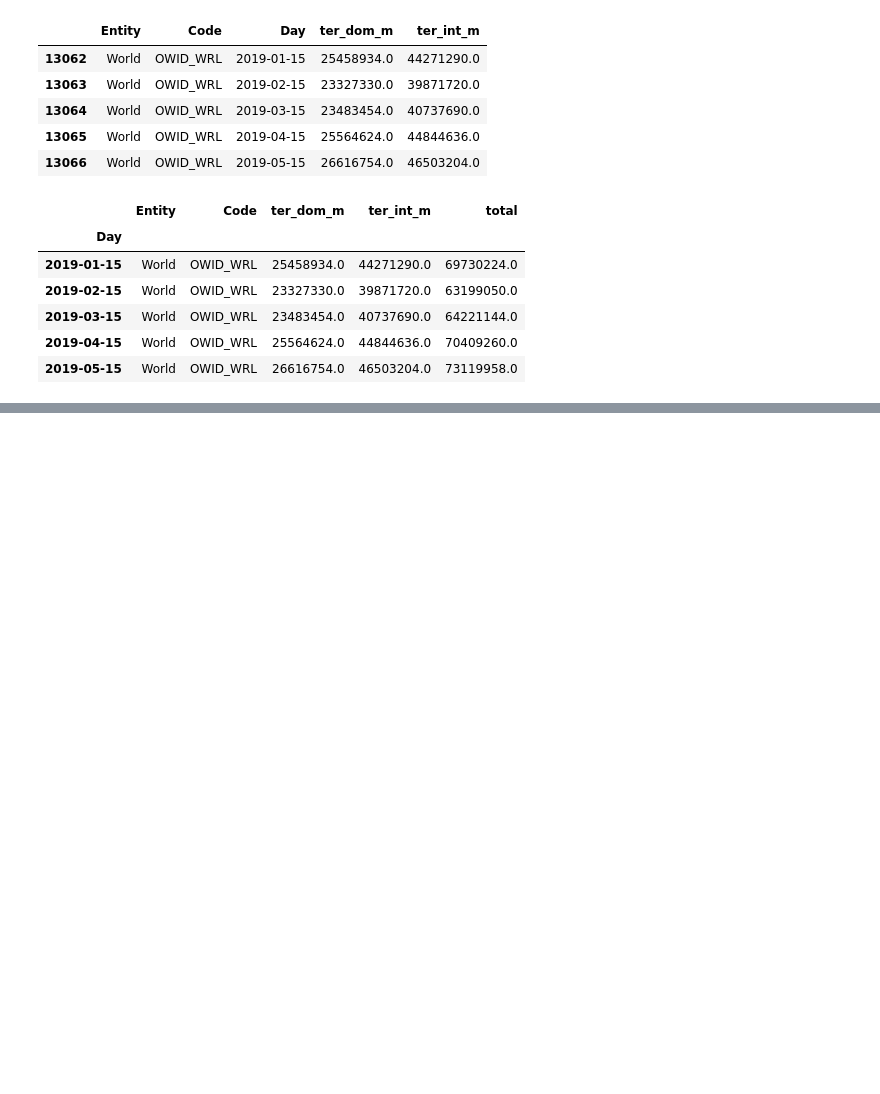
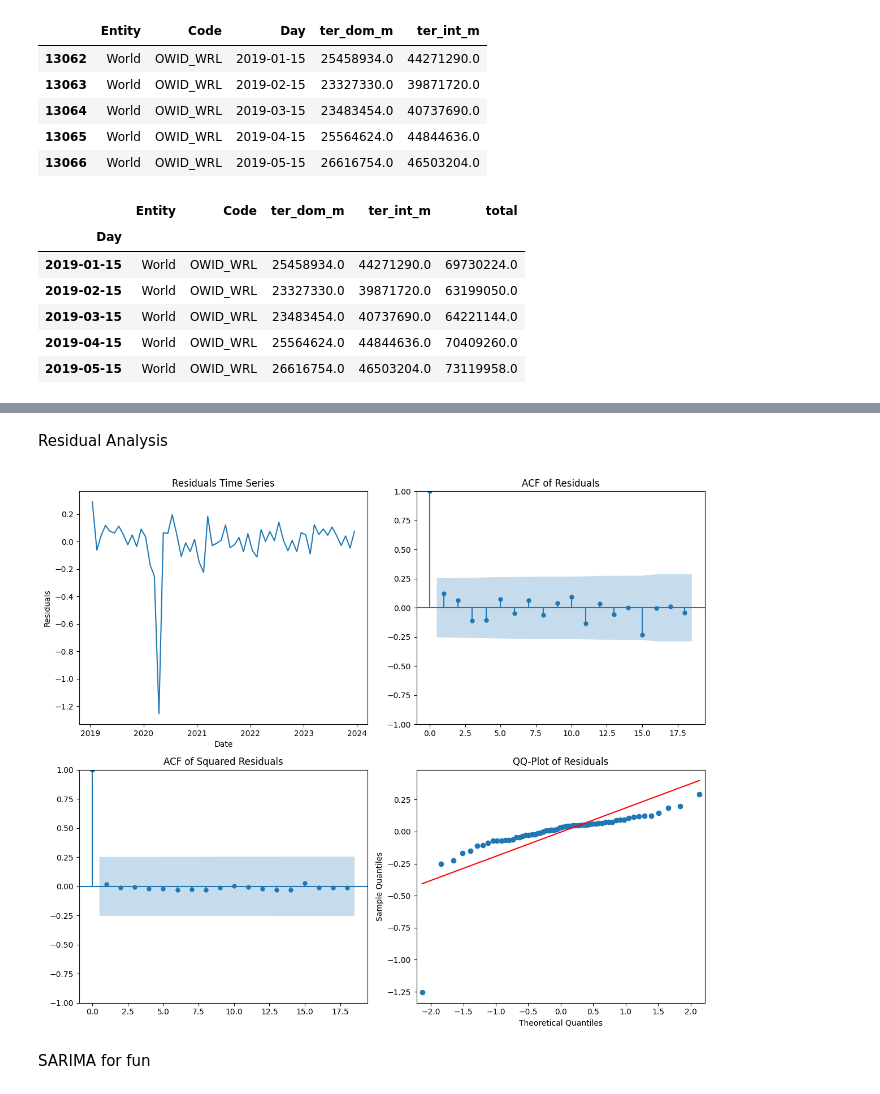
Before and after one commit to BOYSABIO/Operations-Management-Group-Project-1, a Jupyter notebook: CO2_Emissions.ipynb, the cells around one changed output, grey strips where cells are left out. Cells and saved outputs as stored; diff of their text form; code cells hidden in the pictures; blank space fills up the shorter version.

```diff
--- a/CO2_Emissions.ipynb
+++ b/CO2_Emissions.ipynb
@@ -248,0 +267,37 @@ No supported index is available. In the next version, calling this method in a m
+# %% [markdown]
+Residual Analysis
+# %%
+import statsmodels.api as sm
+
+# Fit an AR(1) model (for example) and obtain residuals
+model = ARIMA(co2['log_total'], order=(1, 0, 0))
+results = model.fit()
+resid = results.resid
+
+# Create a 2x2 grid of plots
+fig, axes = plt.subplots(2, 2, figsize=(12, 10))
+
+# 1. Time series plot of the residuals
+axes[0, 0].plot(resid)
+axes[0, 0].set_title("Residuals Time Series")
+axes[0, 0].set_xlabel("Date")
+axes[0, 0].set_ylabel("Residuals")
+
+# 2. ACF plot of the residuals
+plot_acf(resid, ax=axes[0, 1])
+axes[0, 1].set_title("ACF of Residuals")
+
+# 3. ACF plot of the squared residuals
+plot_acf(resid**2, ax=axes[1, 0])
+axes[1, 0].set_title("ACF of Squared Residuals")
+
+# 4. QQ-plot of the residuals
+sm.qqplot(resid, line='s', ax=axes[1, 1])
+axes[1, 1].set_title("QQ-Plot of Residuals")
+
+plt.tight_layout()
+plt.show()
+# %% [output]
+[figure, added]
+# %% [markdown]
+SARIMA for fun
```
Also changed, not shown: parts of 26 cells of this notebook.
